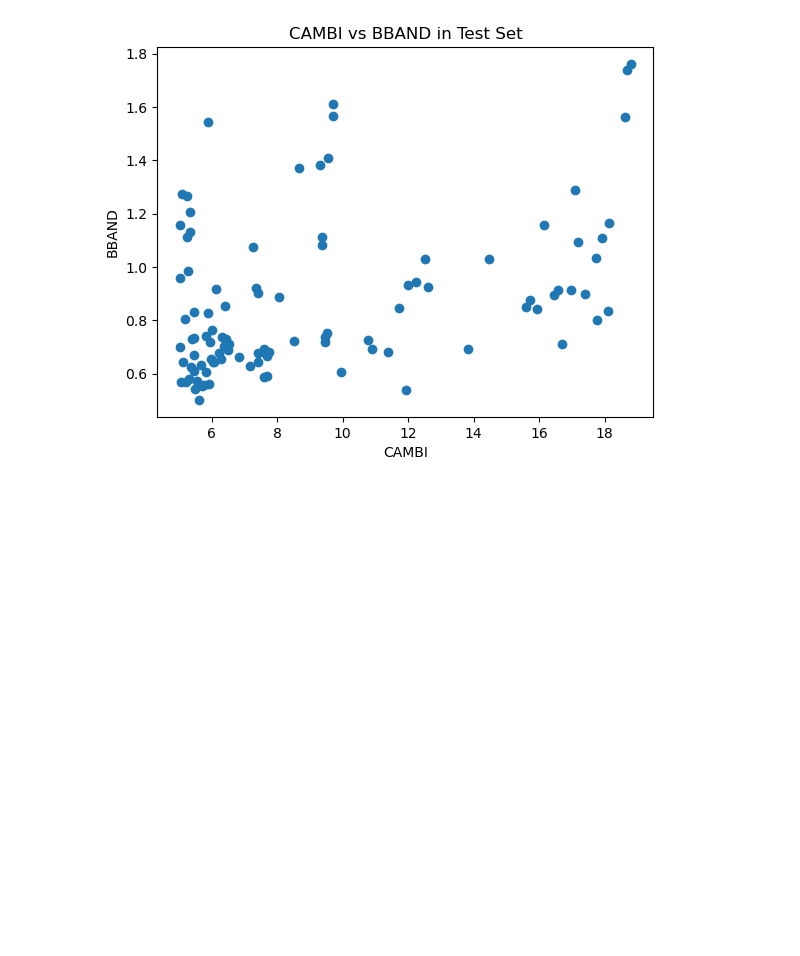
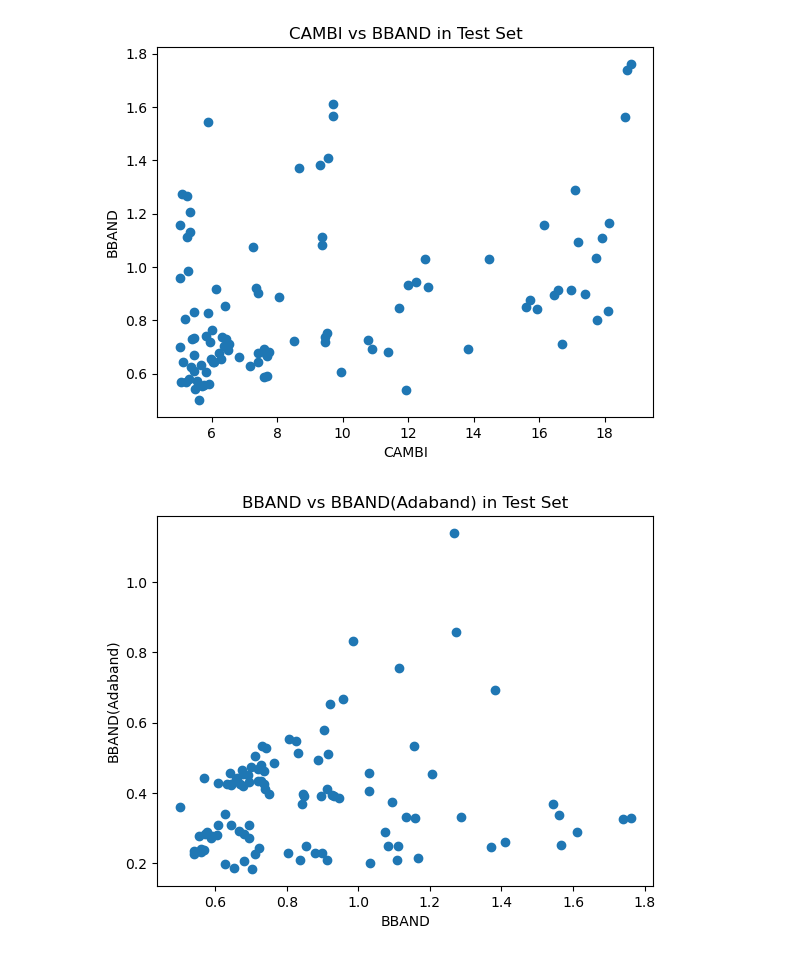
Before and after one commit to nwaliv/MAIProject, a Jupyter notebook: datasetDistributions.ipynb, the cells around one changed output. Cells and saved outputs as stored; diff of their text form; code cells hidden in the pictures; blank space fills up the shorter version.

```diff
--- a/datasetDistributions.ipynb
+++ b/datasetDistributions.ipynb
@@ -102,3 +105,12 @@ plt.xlabel("CAMBI"); plt.ylabel("BBAND")
 plt.show()
 # %% [output]
 [figure]
+# %%
+# Scatter plot of BBABD vs BBAND(Adaband) in test set
+plt.scatter(bbandScoresTest,filteredbbandScoresTest)
+plt.title("BBAND vs BBAND(Adaband) in Test Set")
+plt.xlabel("BBAND"); plt.ylabel("BBAND(Adaband)")
+plt.show()
+# This shows the effect of the filtering on the BBAND scores
+# %% [output]
+[figure, added]
```
Also changed, not shown: parts of 2 cells of this notebook, 4 other files.
